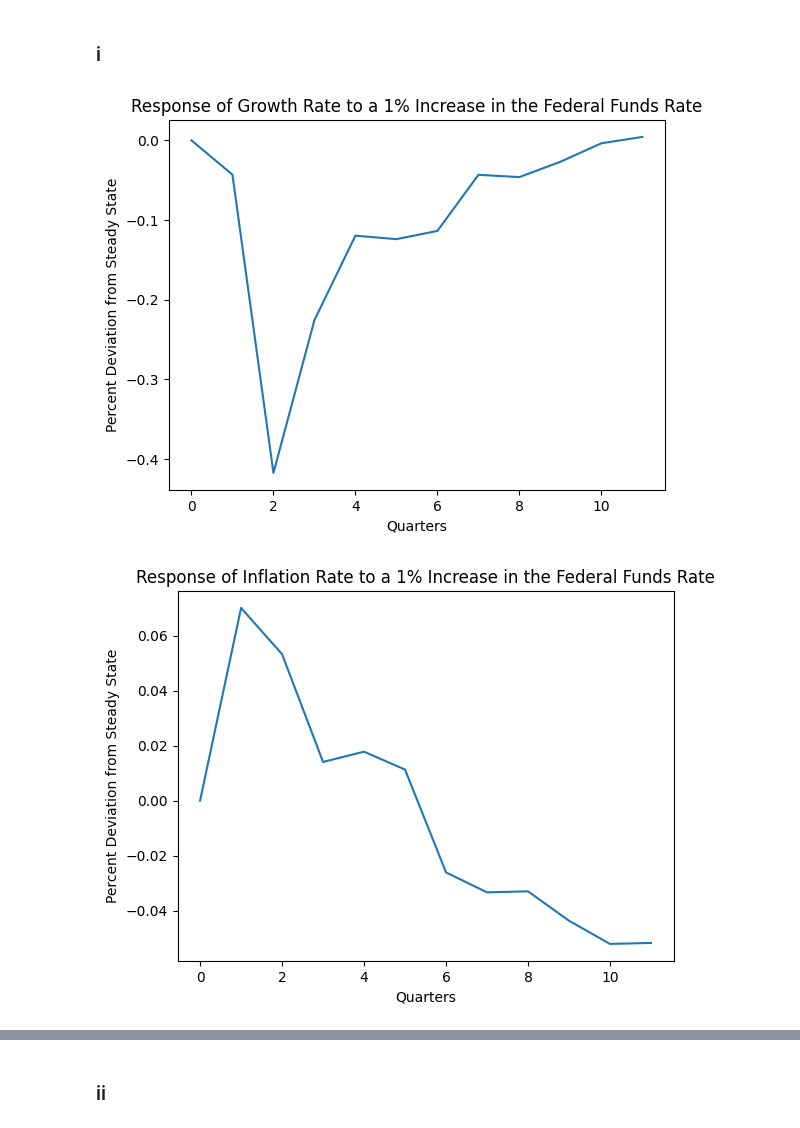
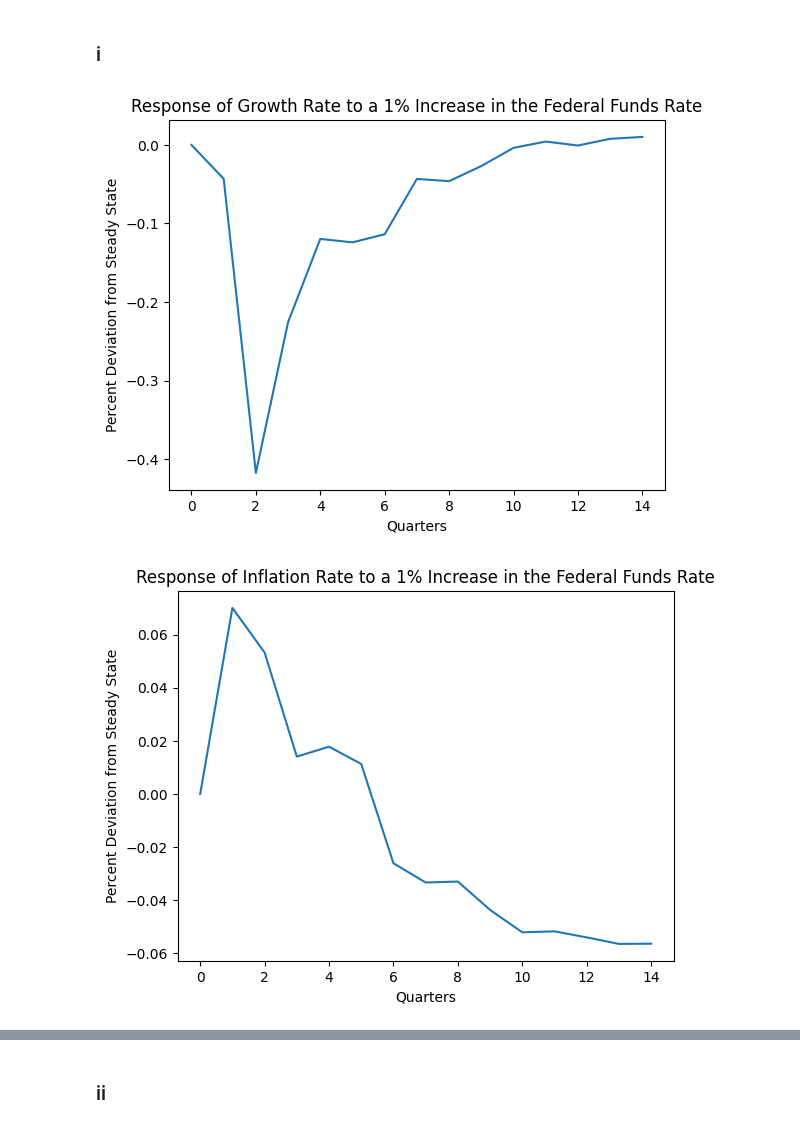
Before and after one commit to sthau/econ-212, a Jupyter notebook: macro_3/macro_3.ipynb, the cells around one changed output, grey strips where cells are left out. Cells and saved outputs as stored; diff of their text form; code cells hidden in the pictures.

```diff
--- a/macro_3/macro_3.ipynb
+++ b/macro_3/macro_3.ipynb
@@ -82,11 +82,11 @@ def plot_var_irf(X, periods, shock, var_list):
 # %%
 X = [(growth_rate[t], inflation_rate[t], fed_funds_rate[t]) for t in range(len(inflation_rate))]
 
 sd_ff = np.std(fed_funds_rate)
 shock = [0, 0, 1 / sd_ff]
 var_list = ['Growth Rate','Inflation Rate', 'Nominal Interest Rate']
 
-plot_var_irf(X, 12, shock, var_list)
+plot_var_irf(X, 15, shock, var_list)
 # %% [output]
-[figure, old version]
+[figure, new version]
-[figure, old version]
+[figure, new version]
```
Also changed, not shown: parts of 4 cells of this notebook.
